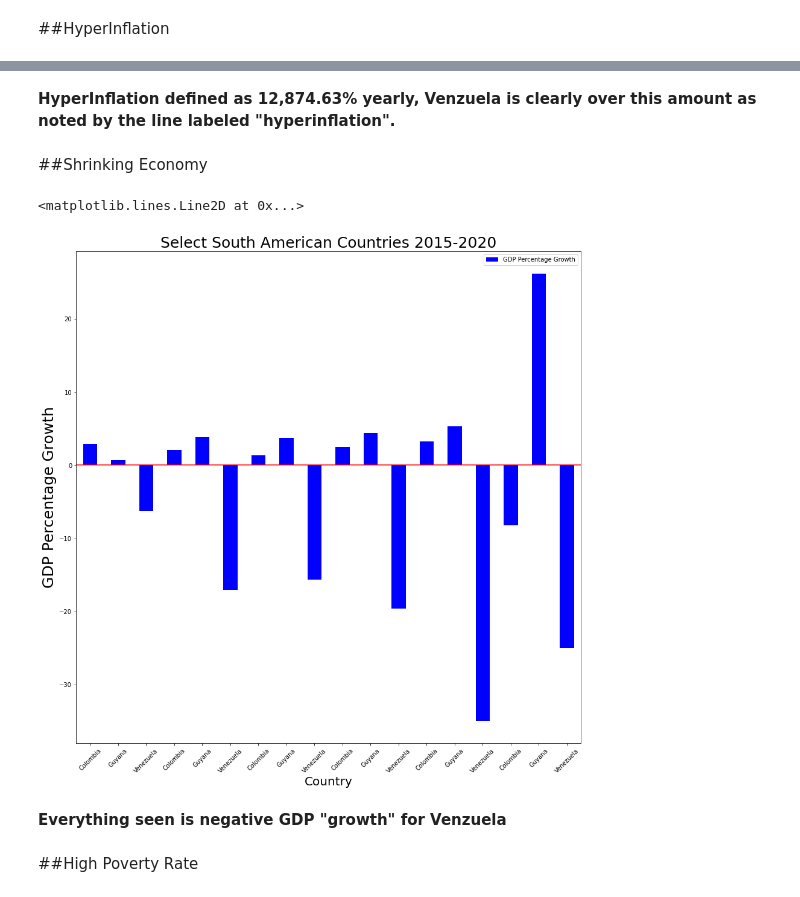
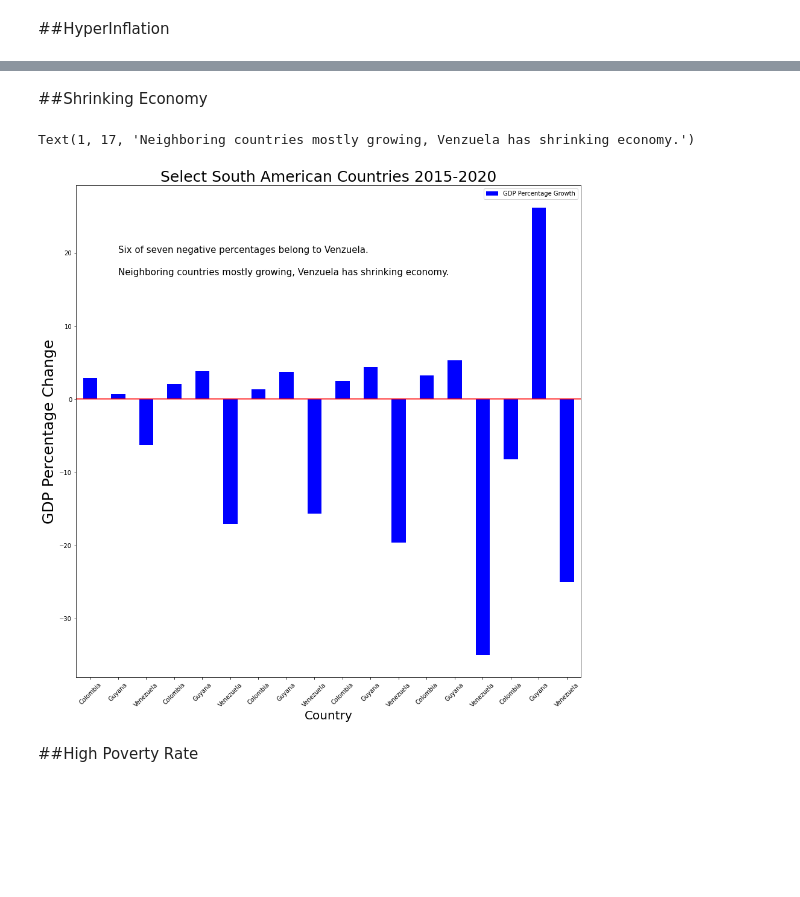
Before and after one commit to jonnie763/DATA-690-WANG-Stats-and-Visualizations, a Jupyter notebook: Jonathan_Rius_Deliverable_2.ipynb, the cells around one changed output, grey strips where cells are left out. Cells and saved outputs as stored; diff of their text form; code cells hidden in the pictures; blank space fills up the shorter version.

```diff
--- a/Jonathan_Rius_Deliverable_2.ipynb
+++ b/Jonathan_Rius_Deliverable_2.ipynb
@@ -35,14 +35,14 @@ Years
 # %% [output]
 ['2015', '2016', '2017', '2018', '2019', '2020']
 # %%
-long_df = df.melt(
-    id_vars="Country",                          # Unique identifier
-    value_vars=Years,    # List of columns to be melted to a single variable
+long_df_Countries = df.melt(
+    id_vars="Country",                         # Unique identifier
+    value_vars=Years,                          # List of columns to be melted to a single variable
     var_name="Years",                          # The new column name for the variable
-    value_name="GDP Percentage Growth"                         # The new column name for the value
+    value_name="GDP Percentage Growth"         # The new column name for the value
 )
 
-long_df
+long_df_Countries
 # %% [output]
 |  | Country | Years | GDP Percentage Growth |
 | 0 | Colombia | 2015 | 2.956 |
@@ -503,19 +540,19 @@ plt.axhline(y=12874.63, color='r')
-# %% [markdown]
-**HyperInflation defined as 12,874.63% yearly, Venzuela is clearly over this amount as noted by the line labeled "hyperinflation".**
 # %% [markdown]
 ##Shrinking Economy
 # %%
 fig, ax = plt.subplots(figsize=(15,15))
-ax.set_ylabel("GDP Percentage Growth",fontname="Arial", fontsize=25)
+ax.set_ylabel("GDP Percentage Change",fontname="Arial", fontsize=25)
 ax.set_xlabel("Country",fontname="Arial", fontsize=20)
 ax.set_title("Select South American Countries 2015-2020",fontname="Arial", fontsize=25)
-long_df.plot(kind='bar',x='Country',y='GDP Percentage Growth', legend= "GDP Percentage Growth", color="b", rot=45, ax = ax)
-plt.axhline(y=0, color='r')
+long_df_Countries.plot(kind='bar',x='Country',y='GDP Percentage Growth', legend= "GDP Percentage Growth", color="b", rot=45, ax = ax)
+
+plt.axhline(y=0, color='r')                                                                            # Have x-axis makes things cleaner
+
+ax.text(1, 20, r'Six of seven negative percentages belong to Venzuela.',fontsize=15)                   # Make notes of data within the graph, might need years similar to assignment 7 combined plots
+ax.text(1, 17, r'Neighboring countries mostly growing, Venzuela has shrinking economy.',fontsize=15)
 # %% [output]
-<matplotlib.lines.Line2D at 0x...>
+Text(1, 17, 'Neighboring countries mostly growing, Venzuela has shrinking economy.')
-[figure, old version]
+[figure, new version]
-# %% [markdown]
-**Everything seen is negative GDP "growth" for Venzuela**
 # %% [markdown]
 ##High Poverty Rate
 # %%
```
Also changed, not shown: parts of 37 cells of this notebook.
